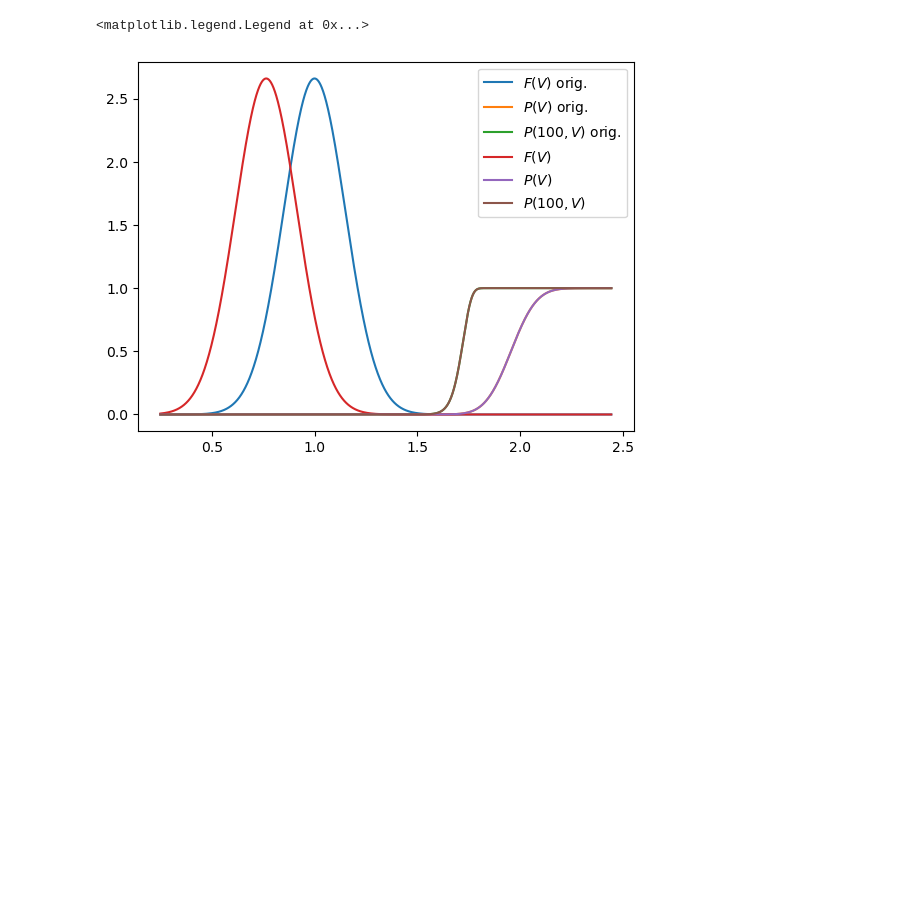
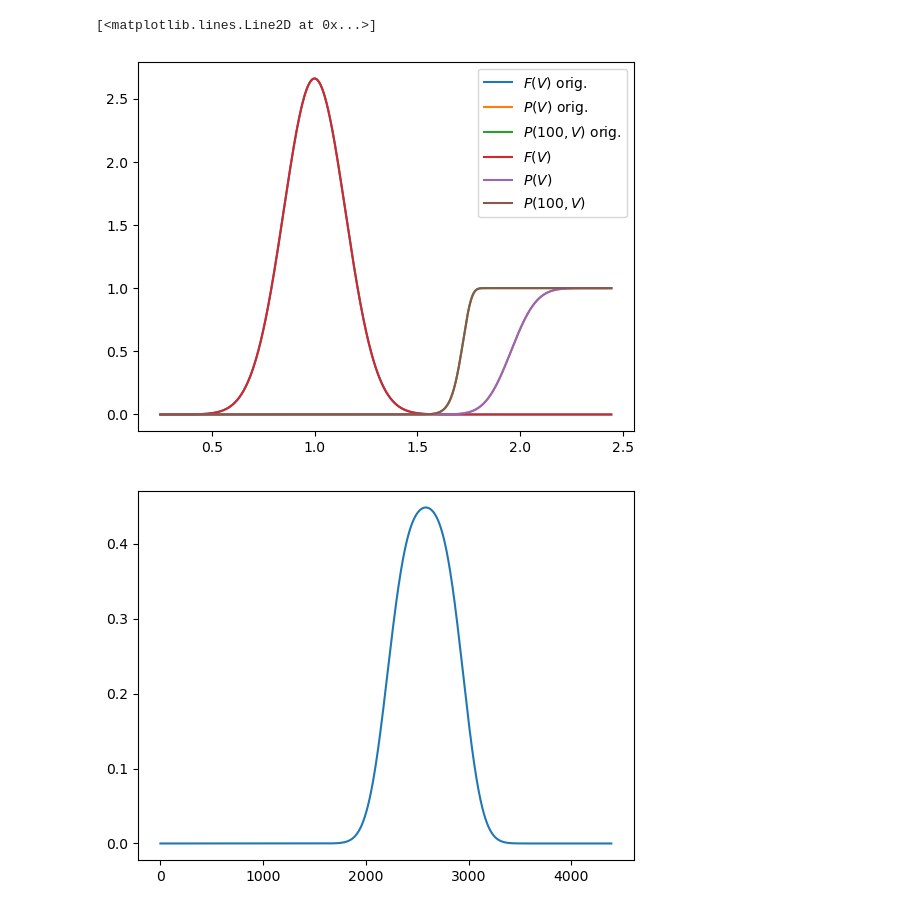
Before and after one commit to carloskleber/nbr5422, a Jupyter notebook: python/surgeEPRI.ipynb, the cells around one changed output. Drawn from its saved outputs; the diff is of its cells as text; code cells hidden in the pictures; blank space fills up the shorter version.

```diff
--- a/python/surgeEPRI.ipynb
+++ b/python/surgeEPRI.ipynb
@@ -8,9 +11,9 @@ from math import exp, sqrt, pi
 from scipy.stats import norm
 from scipy.integrate import quad
 # %%
-def pdfSob(v:float, s2:float, ss:float) -> float: # F(V)
+def pdfSob(v:float, s:float, ss:float) -> float: # F(V)
     # s2 corresponde a V2 --> S2 = S(1 + 2.05 sigma_s)
-    s = s2 / (1 + 2.05 * ss) # Aqui está deslocado?
+    # s = s2 / (1 + 2.05 * ss) # Aqui está deslocado?
     return 1./(ss * sqrt(2*pi)) * exp(-0.5 * ((v-s)/ss)**2)
 
 def cdfSup(v:float, v50:float, sf:float) -> float: # Eq. 5.13-1: P(V)
@@ -44,35 +47,42 @@ def RISCO(Kcs, Ngaps, sig, sig_S):
 # Reprodução da figura 5.13-1
 # Batendo a definição das distribuições com as fórmulas no EPRI
 Kcs = 1.4
 Ngaps = 1
 sig = 0.05
 sig_S = 0.15
 V50 = 1
 V2  = V50*(1+2.05*sig_S)
 U90 = Kcs*V2            #tensão com 90% de probabilidade de descarga (pu)
 U50 = U90/(1-1.28*sig)  #tensão com 50% de probabilidade de descarga (pu)
 umin = V50*(1-5*sig_S)
 umax = U50*(1+5*sig)
 du = 0.001
 u = np.arange(umin, umax, du)
 sob = norm.pdf(u,V50,V50*sig_S)
 sup = norm.cdf(u,U50,U50*sig)
 supn = 1 - (1 - sup)**100
 
 sob2 = np.zeros(len(u))
 sup2 = np.zeros(len(u))
 supn2 = np.zeros(len(u))
 for i,uu in enumerate(u):
     sob2[i] = pdfSob(uu, V50, V50*sig_S)
     sup2[i] = cdfSup(uu, U50, U50*sig)
     supn2[i] = cdfSupN(100, uu, U50, U50*sig)
 
+# Convolução - para ilustração
+conv = np.convolve(sob2, supn2)
+conv /= len(supn2)
+
 plt.figure()
 plt.plot(u, sob, u, sup, u, supn, u, sob2, u, sup2, u, supn2)
 plt.legend([r'$F(V)$ orig.', r'$P(V)$ orig.', r'$P(100,V)$ orig.', r'$F(V)$', r'$P(V)$', r'$P(100,V)$'])
+plt.figure()
+plt.plot(conv)
 # %% [output]
-<matplotlib.legend.Legend at 0x...>
+[<matplotlib.lines.Line2D at 0x...>]
-[figure, old version]
+[figure, new version]
+[figure, added]
 # %%
 # Reprodução da figura 5.13-2
 K = np.arange(1,1.80,0.01) # coeficiente estatístico: R = CFO/S_2
```
Also changed, not shown: parts of 4 cells of this notebook, 2 other files.
